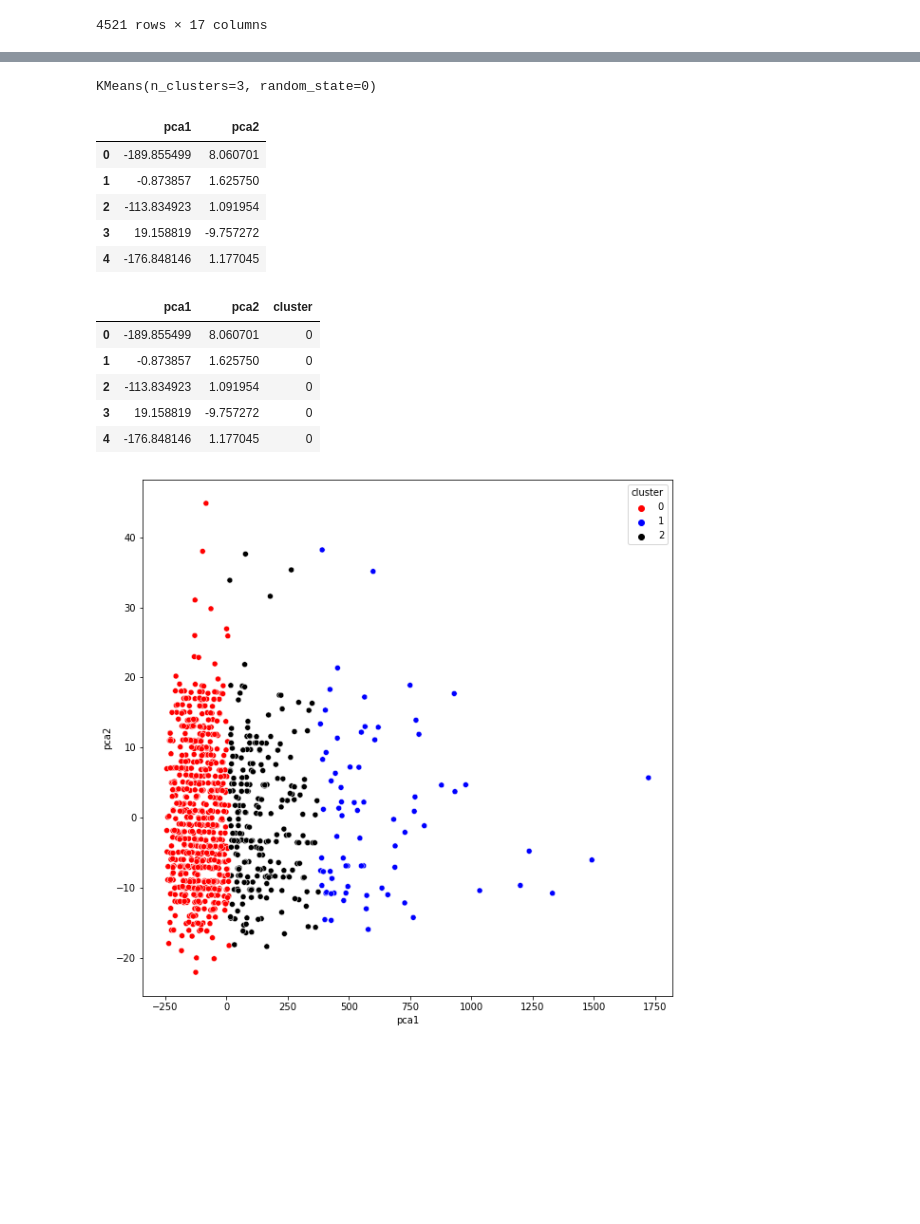
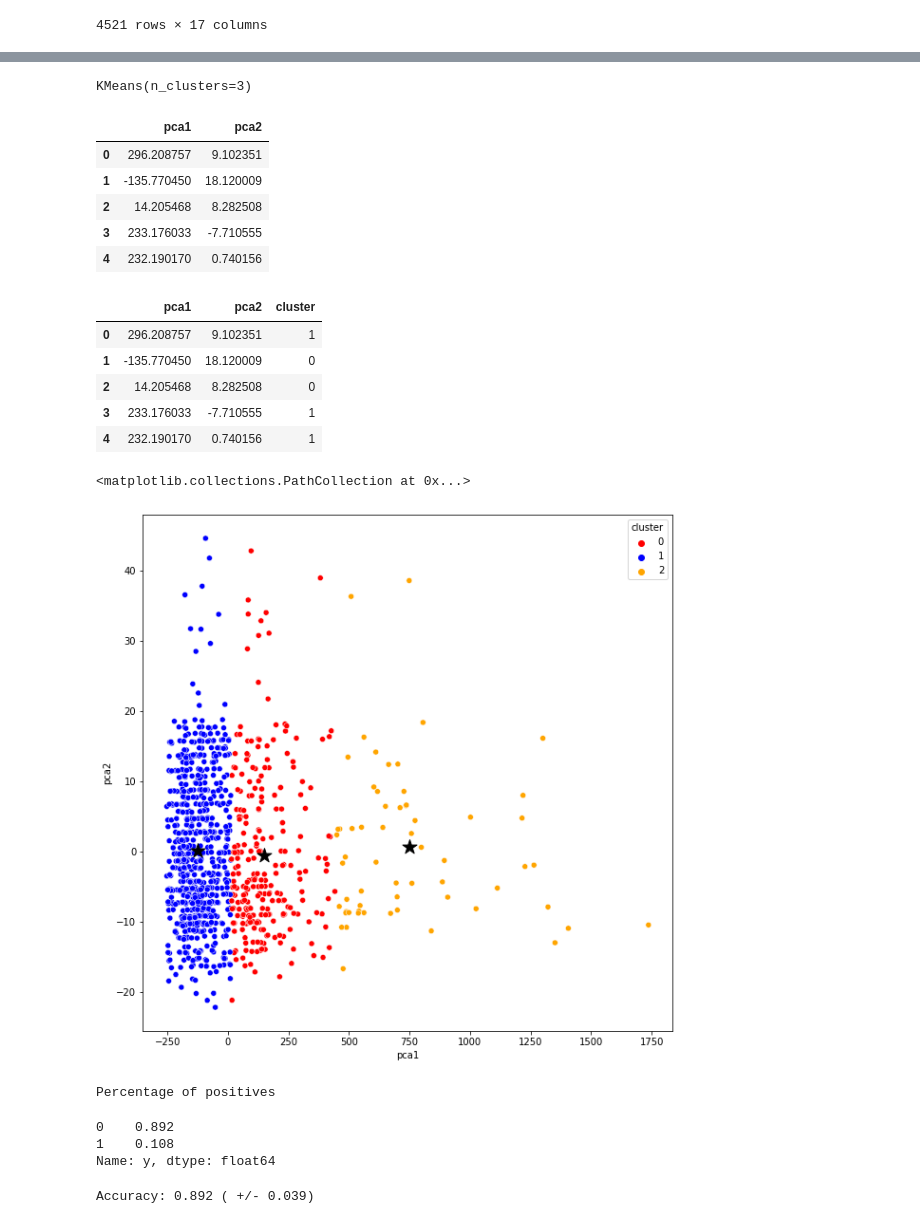
Before and after one commit to Nathaniel-Adams/CS_483_Project_2, a Jupyter notebook: Customer Segmentation/Customer_Segmentation.ipynb, the cells around one changed output, grey strips where cells are left out. Drawn from its saved outputs; the diff is of its cells as text; code cells hidden in the pictures; blank space fills up the shorter version.

Commit message:
k-fold method

```diff
--- a/Customer Segmentation/Customer_Segmentation.ipynb
+++ b/Customer Segmentation/Customer_Segmentation.ipynb
@@ -125,17 +124,11 @@ plt.show()
-# %%
-scaler = StandardScaler()
-scaled_df = scaler.fit_transform(new_df)
-
-km = KMeans(n_clusters=3,
-            init='k-means++',
-            n_init=10,
-            max_iter=300,
-            tol=1e-04,
-            random_state=0)
-
-km.fit(new_df)
-# %% [output]
-KMeans(n_clusters=3, random_state=0)
+# %%
+#Uses the Kmeans algorithm
+
+km = KMeans(3)
+
+km.fit(new_df)
+# %% [output]
+KMeans(n_clusters=3)
 # %%
 x = np.nan_to_num(new_df)
 # %%
@@ -148,28 +142,44 @@ pca_components
 
 labels = km.labels_
 # %%
+#
 pca_df = pd.DataFrame(data = pca_components, columns = ['pca1', 'pca2'])
 pca_df.head()
 # %% [output]
 |  | pca1 | pca2 |
-| 0 | -189.855499 | 8.060701 |
-| 1 | -0.873857 | 1.625750 |
-| 2 | -113.834923 | 1.091954 |
-| 3 | 19.158819 | -9.757272 |
-| 4 | -176.848146 | 1.177045 |
+| 0 | 296.208757 | 9.102351 |
+| 1 | -135.770450 | 18.120009 |
+| 2 | 14.205468 | 8.282508 |
+| 3 | 233.176033 | -7.710555 |
+| 4 | 232.190170 | 0.740156 |
 # %%
+# sets the data for easily plotable dataframe
 pca_df = pd.concat([pca_df, pd.DataFrame({'cluster': labels})], axis = 1)
 pca_df.head()
 # %% [output]
 |  | pca1 | pca2 | cluster |
-| 0 | -189.855499 | 8.060701 | 0 |
-| 1 | -0.873857 | 1.625750 | 0 |
-| 2 | -113.834923 | 1.091954 | 0 |
-| 3 | 19.158819 | -9.757272 | 0 |
-| 4 | -176.848146 | 1.177045 | 0 |
+| 0 | 296.208757 | 9.102351 | 1 |
+| 1 | -135.770450 | 18.120009 | 0 |
+| 2 | 14.205468 | 8.282508 | 0 |
+| 3 | 233.176033 | -7.710555 | 1 |
+| 4 | 232.190170 | 0.740156 | 1 |
 # %%
+#Before 10 cross validation
 import seaborn as sns
 plt.figure(figsize=(10,10))
-ax = sns.scatterplot(x = 'pca1', y = 'pca2', hue = 'cluster', data = pca_df, palette = ['red', 'blue', 'black'])
+ax = sns.scatterplot(x = 'pca1', y = 'pca2', hue = 'cluster', data = pca_df, palette = ['red', 'blue', 'orange'])
+
+centers_on_PCs = pca.transform(km.cluster_centers_)
+plt.scatter(centers_on_PCs[:, 0], centers_on_PCs[:,1], s= 250, c = "k", marker="*")
 # %% [output]
+<matplotlib.collections.PathCollection at 0x...>
-[figure, old version]
+[figure, new version]
+# %%
+#10-fold validation
+print("Percentage of positives")
+sampled['y'].value_counts()/len(sampled)
+# %% [output]
+Percentage of positives
+0    0.892
+1    0.108
+Name: y, dtype: float64
@@ -175,0 +199,5 @@ ax = sns.scatterplot(x = 'pca1', y = 'pca2', hue = 'cluster', data = pca_df, pal
+# %%
+from numpy import mean, std
+print('Accuracy: %.3f ( +/- %.3f)' % (mean(predicted_score), std(predicted_score)))
+# %% [output]
+Accuracy: 0.892 ( +/- 0.039)
```
Also changed, not shown: parts of 7 cells of this notebook.
